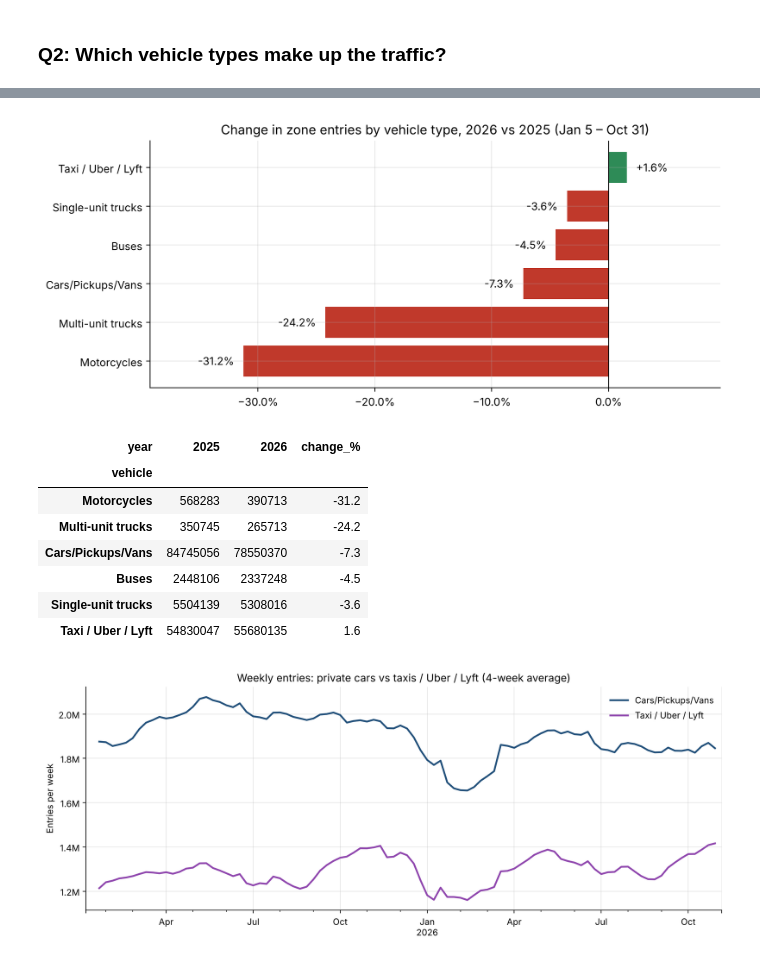
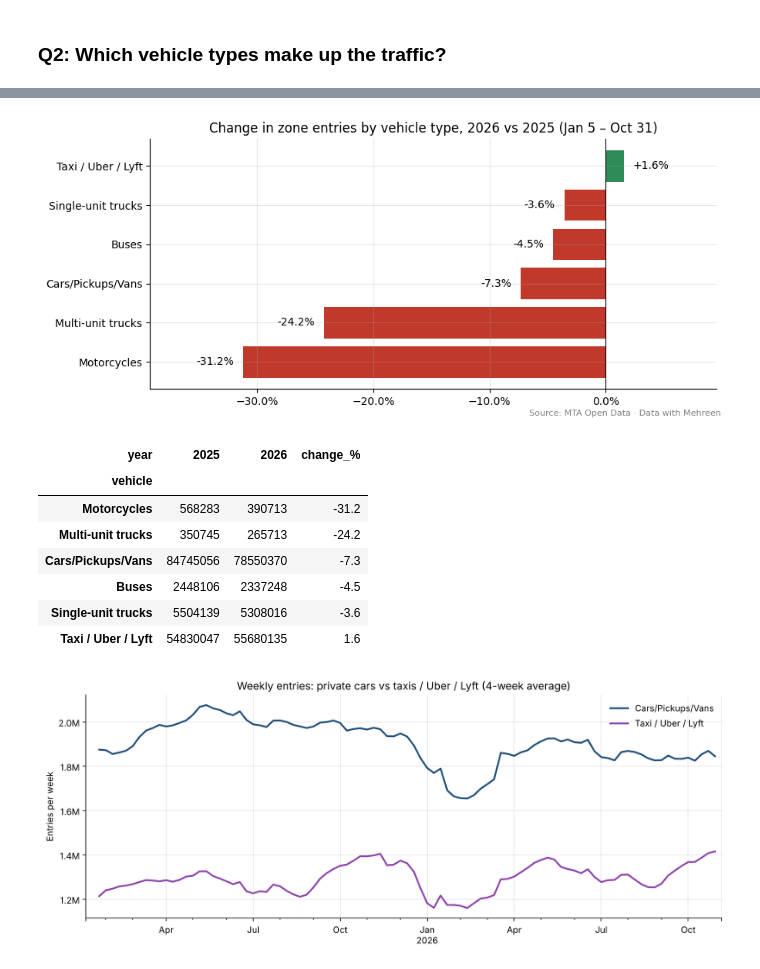
Before and after one commit to mehreengillani/nyc-congestion-pricing, a Jupyter notebook: 01_week1_explore.ipynb, the cells around one changed output, grey strips where cells are left out. Cells and saved outputs as stored; diff of their text form; code cells hidden in the pictures.

```diff
--- a/01_week1_explore.ipynb
+++ b/01_week1_explore.ipynb
@@ -274,25 +274,26 @@ plt.tight_layout(); plt.show()
 # %%
 # Has the mix shifted? Compare the same dates in 2025 and 2026 (Jan 5 to Oct 31)
 same_dates = daily_by_class[daily_by_class["toll_date"].dt.strftime("%m-%d").between("01-05", "10-31")]
 by_year = (same_dates.assign(year=same_dates["toll_date"].dt.year)
            .groupby(["vehicle", "year"])["entries"].sum().unstack())
 by_year["change_%"] = (by_year.iloc[:, -1] / by_year.iloc[:, -2] - 1) * 100
 by_year = by_year.sort_values("change_%")
 
 fig, ax = plt.subplots(figsize=(9, 4))
+fig.text(0.99, 0.01, "Source: MTA Open Data · Data with Mehreen", ha="right", fontsize=8, color="gray")
 colors = ["#c0392b" if v < 0 else "#2e8b57" for v in by_year["change_%"]]
 ax.barh(by_year.index, by_year["change_%"], color=colors)
 for i, v in enumerate(by_year["change_%"]):
     ax.text(v + (0.8 if v >= 0 else -0.8), i, f"{v:+.1f}%", va="center",
             ha="left" if v >= 0 else "right")
 ax.axvline(0, color="black", lw=0.8)
 ax.set_title("Change in zone entries by vehicle type, 2026 vs 2025 (Jan 5 – Oct 31)")
 ax.xaxis.set_major_formatter(mtick.PercentFormatter())
 ax.set_xlim(by_year["change_%"].min() - 8, max(by_year["change_%"].max(), 0) + 8)
 plt.tight_layout(); plt.show()
 by_year.round(1)
 # %% [output]
-[figure, old version]
+[figure, new version]
 | year | 2025 | 2026 | change_% |
 | vehicle |  |  |  |
 | Motorcycles | 568283 | 390713 | -31.2 |
```
Also changed, not shown: parts of 3 cells of this notebook, 1 other file.
